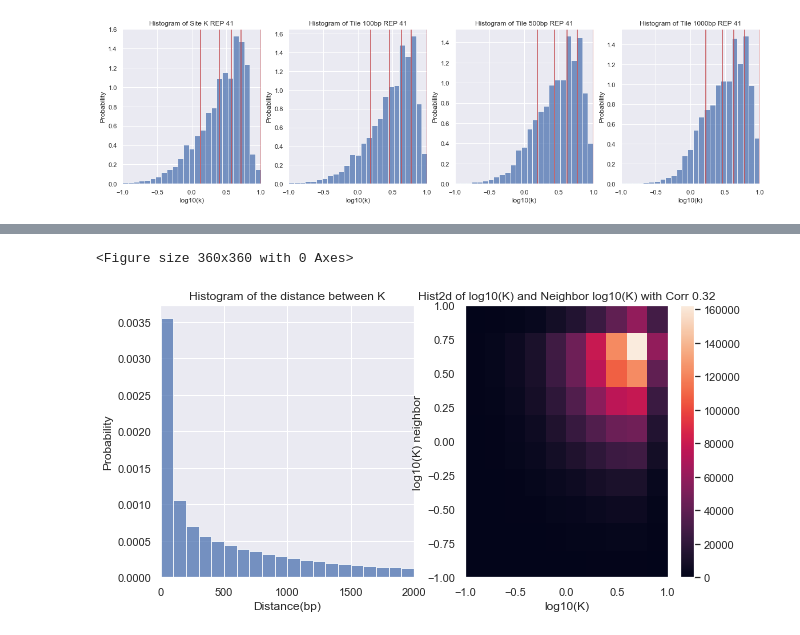
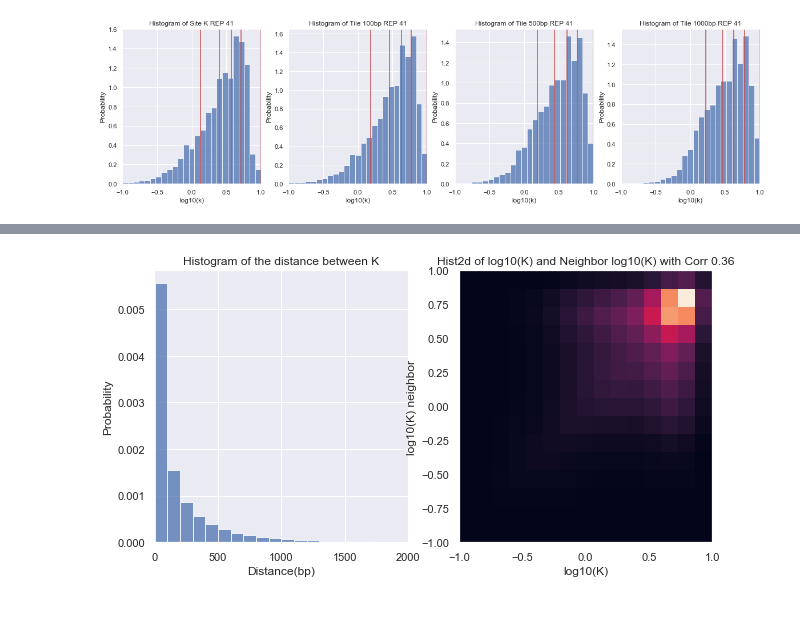
Before and after one commit to 15101538237ren/prediction_by_k, a Jupyter notebook: PYTHON/FEATURE_ANALYSIS.ipynb, the cells around one changed output, grey strips where cells are left out. Cells and saved outputs as stored; diff of their text form; code cells hidden in the pictures.

```diff
--- a/PYTHON/FEATURE_ANALYSIS.ipynb
+++ b/PYTHON/FEATURE_ANALYSIS.ipynb
@@ -189,7 +220,8 @@ def barplot_of_ChrMM_for_each_k_categories_separately():
 # %%
 def plot_hist_of_distances_between_ks():
     MAX_DIST = 2000
-    data_fp = os.path.join(ORIGIN_DATA_DIR, 'Rep1', 'tile_2.csv')
+    repli = 55
+    data_fp = os.path.join(ORIGIN_DATA_DIR, 'Rep' + str(repli), 'tile_2.csv')
     df = pd.read_csv(data_fp, sep=',', header=None).values
     ks = df[:, 2]
     ks[ks <= 0] = 0.001
@@ -218,7 +250,7 @@ def plot_hist_of_distances_between_ks():
     ax.set_title("Histogram of the distance between K")
 
     ax2 = axs[1]
-    ax2.hist2d(K_pairs[:, 0], K_pairs[:, 1],bins=20)
+    ax2.hist2d(K_pairs[:, 0], K_pairs[:, 1], bins=(30, 30))
     ax2.set_xlabel('log10(K)')
     ax2.set_ylabel('log10(K) neighbor')
     ax2.set_xlim(-1, 1)
@@ -226,7 +258,8 @@ def plot_hist_of_distances_between_ks():
     ax2.set_title("Hist2d of log10(K) and Neighbor log10(K) with Corr " + str(round(float(corr_coef), 2)))
 
     plt.savefig("../FIGURES/FEATURE_ANALYSIS/Hist_of_Distance.png", dpi=200)
-# %% [output]
-<Figure size 360x360 with 0 Axes>
-[figure, removed]
+# %%
+plot_hist_of_distances_between_ks()
+# %% [output]
+[figure, added]
 # %%
```
Also changed, not shown: parts of 18 cells of this notebook, 54 other files.
